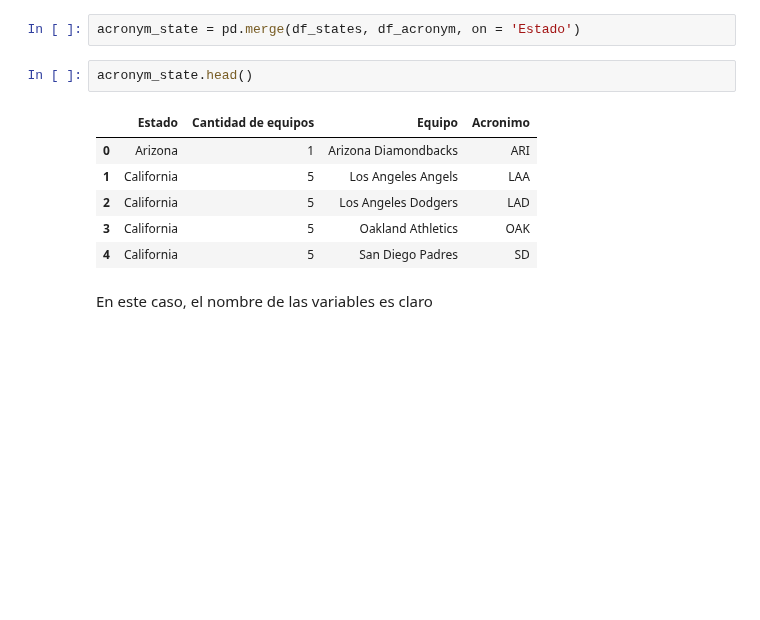
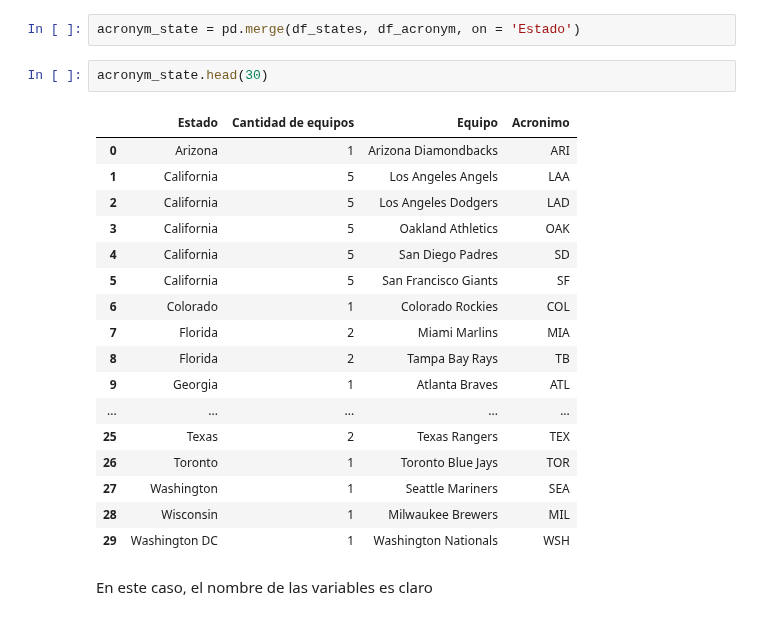
Before and after one commit to PhysTony/MLB_hardball_negotations, a Jupyter notebook: ETL_Scripts/Hand_Made_Scripts/Panel_model/Backups/all_players_dataframe_t_1.ipynb, the cells around one changed output. Cells and saved outputs as stored; diff of their text form; blank space fills up the shorter version.

```diff
--- a/ETL_Scripts/Hand_Made_Scripts/Panel_model/Backups/all_players_dataframe_t_1.ipynb
+++ b/ETL_Scripts/Hand_Made_Scripts/Panel_model/Backups/all_players_dataframe_t_1.ipynb
@@ -77,14 +77,25 @@ Unamos esta dataframe con el de los equipos por estado
 # %%
 acronym_state = pd.merge(df_states, df_acronym, on = 'Estado')
 # %%
-acronym_state.head()
+acronym_state.head(30)
 # %% [output]
 |  | Estado | Cantidad de equipos | Equipo | Acronimo |
 | 0 | Arizona | 1 | Arizona Diamondbacks | ARI |
 | 1 | California | 5 | Los Angeles Angels | LAA |
 | 2 | California | 5 | Los Angeles Dodgers | LAD |
 | 3 | California | 5 | Oakland Athletics | OAK |
 | 4 | California | 5 | San Diego Padres | SD |
+| 5 | California | 5 | San Francisco Giants | SF |
+| 6 | Colorado | 1 | Colorado Rockies | COL |
+| 7 | Florida | 2 | Miami Marlins | MIA |
+| 8 | Florida | 2 | Tampa Bay Rays | TB |
+| 9 | Georgia | 1 | Atlanta Braves | ATL |
+| ... | ... | ... | ... | ... |
+| 25 | Texas | 2 | Texas Rangers | TEX |
+| 26 | Toronto | 1 | Toronto Blue Jays | TOR |
+| 27 | Washington | 1 | Seattle Mariners | SEA |
+| 28 | Wisconsin | 1 | Milwaukee Brewers | MIL |
+| 29 | Washington DC | 1 | Washington Nationals | WSH |
 # %% [markdown]
 En este caso, el nombre de las variables es claro
 # %%
```
Also changed, not shown: parts of 9 cells of this notebook, 52 other files.
